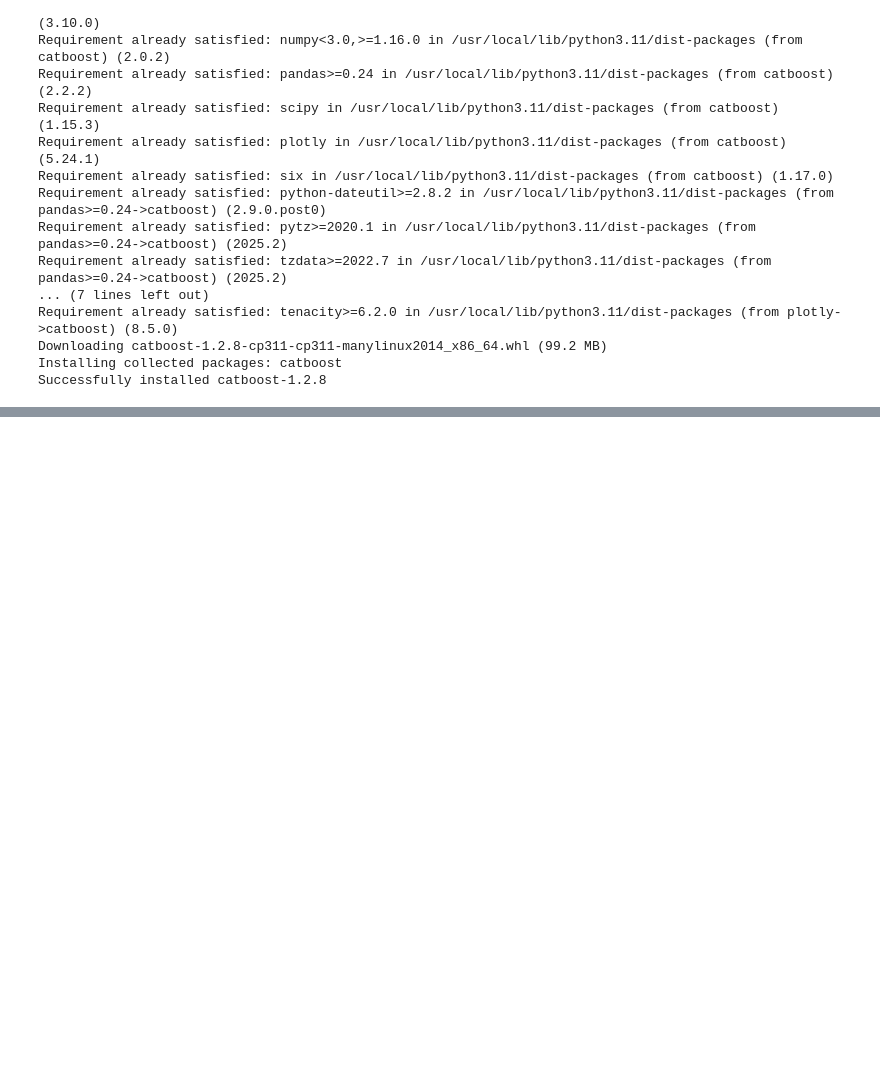
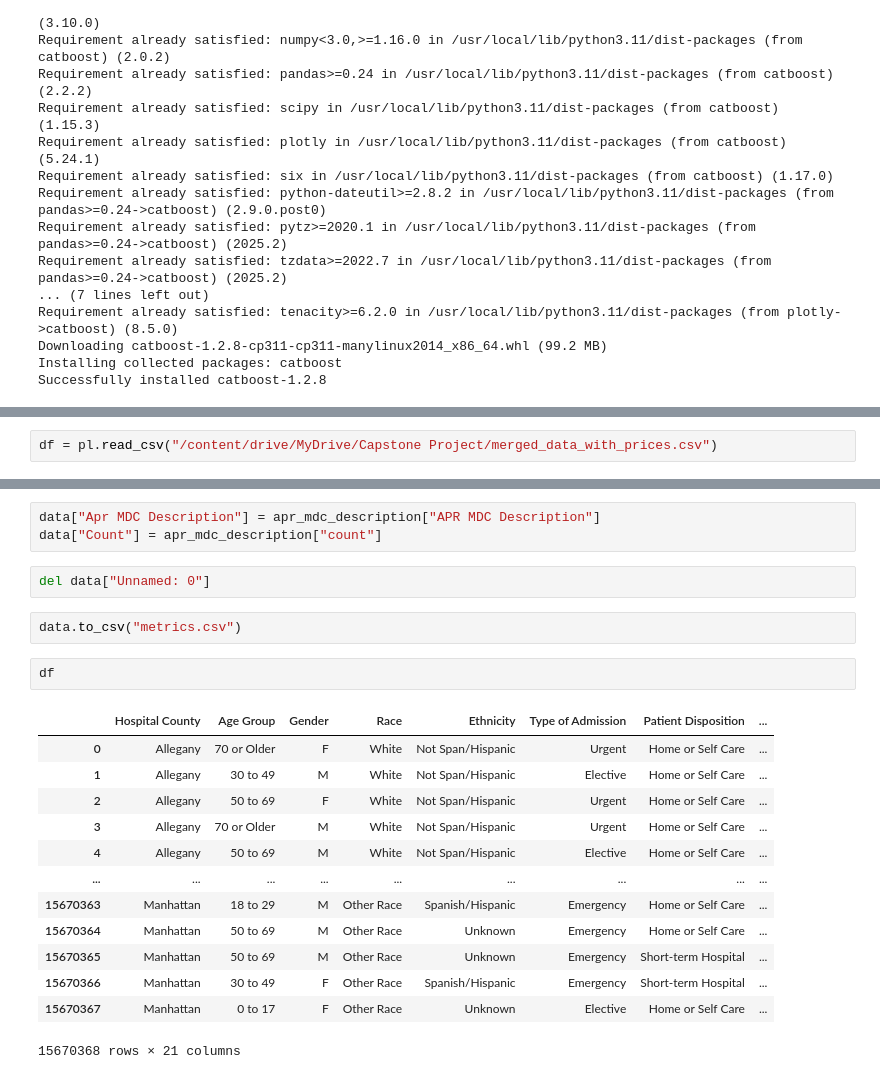
Before and after one commit to Diwakarmogarala/Capstone, a Jupyter notebook: Phase_1.ipynb, the cells around one changed output, grey strips where cells are left out. Cells and saved outputs as stored; diff of their text form; blank space fills up the shorter version.

```diff
--- a/Phase_1.ipynb
+++ b/Phase_1.ipynb
@@ -493,0 +813,2 @@ Successfully installed catboost-1.2.8
+# %%
+df = pl.read_csv("/content/drive/MyDrive/Capstone Project/merged_data_with_prices.csv")
@@ -493,0 +880,23 @@ Successfully installed catboost-1.2.8
+# %%
+data["Apr MDC Description"] = apr_mdc_description["APR MDC Description"]
+data["Count"] = apr_mdc_description["count"]
+# %%
+del data["Unnamed: 0"]
+# %%
+data.to_csv("metrics.csv")
+# %%
+df
+# %% [output]
+|  | Hospital County | Age Group | Gender | Race | Ethnicity | Type of Admission | Patient Disposition | ... |
+| 0 | Allegany | 70 or Older | F | White | Not Span/Hispanic | Urgent | Home or Self Care | ... |
+| 1 | Allegany | 30 to 49 | M | White | Not Span/Hispanic | Elective | Home or Self Care | ... |
+| 2 | Allegany | 50 to 69 | F | White | Not Span/Hispanic | Urgent | Home or Self Care | ... |
+| 3 | Allegany | 70 or Older | M | White | Not Span/Hispanic | Urgent | Home or Self Care | ... |
+| 4 | Allegany | 50 to 69 | M | White | Not Span/Hispanic | Elective | Home or Self Care | ... |
+| ... | ... | ... | ... | ... | ... | ... | ... | ... |
+| 15670363 | Manhattan | 18 to 29 | M | Other Race | Spanish/Hispanic | Emergency | Home or Self Care | ... |
+| 15670364 | Manhattan | 50 to 69 | M | Other Race | Unknown | Emergency | Home or Self Care | ... |
+| 15670365 | Manhattan | 50 to 69 | M | Other Race | Unknown | Emergency | Short-term Hospital | ... |
+| 15670366 | Manhattan | 30 to 49 | F | Other Race | Spanish/Hispanic | Emergency | Short-term Hospital | ... |
+| 15670367 | Manhattan | 0 to 17 | F | Other Race | Unknown | Elective | Home or Self Care | ... |
+15670368 rows × 21 columns
```
Also changed, not shown: parts of 54 cells of this notebook.
